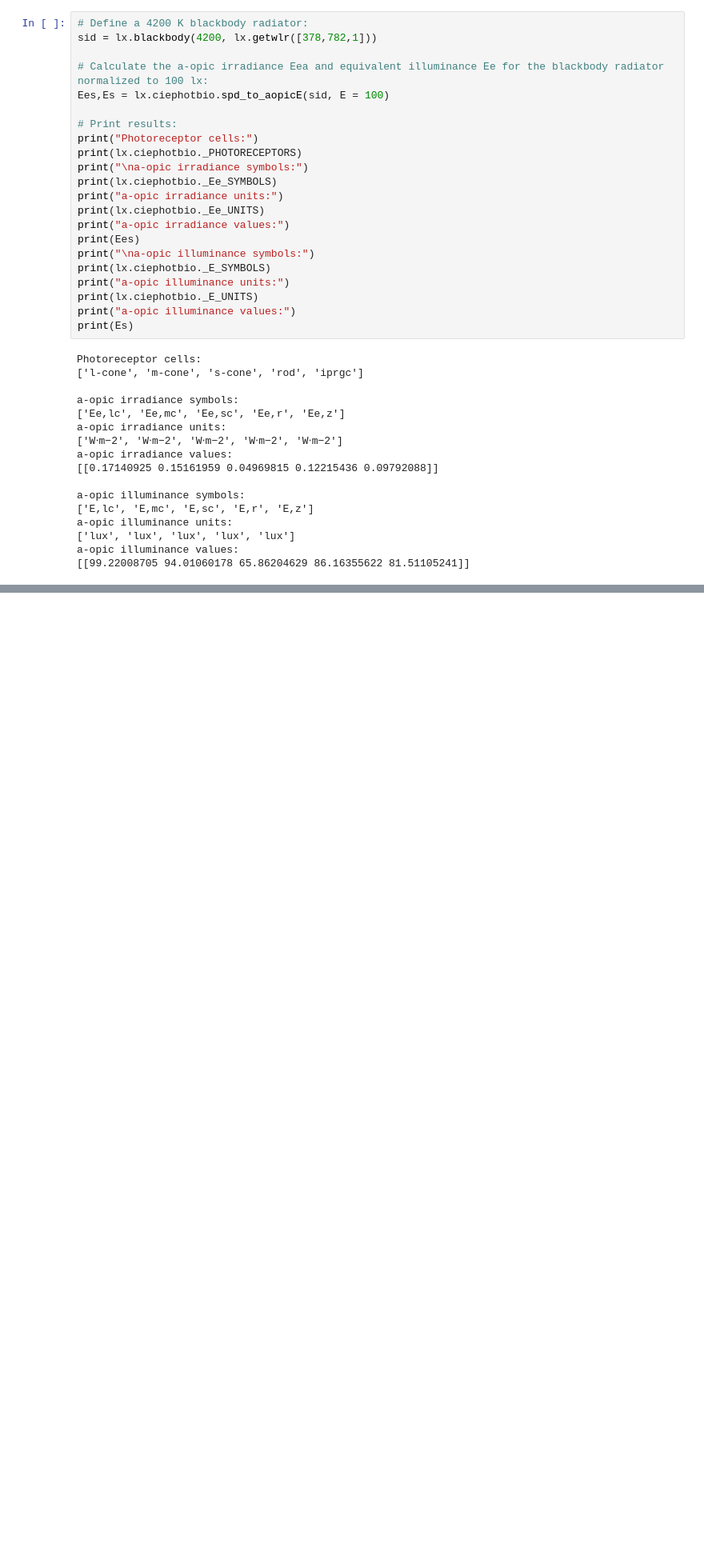
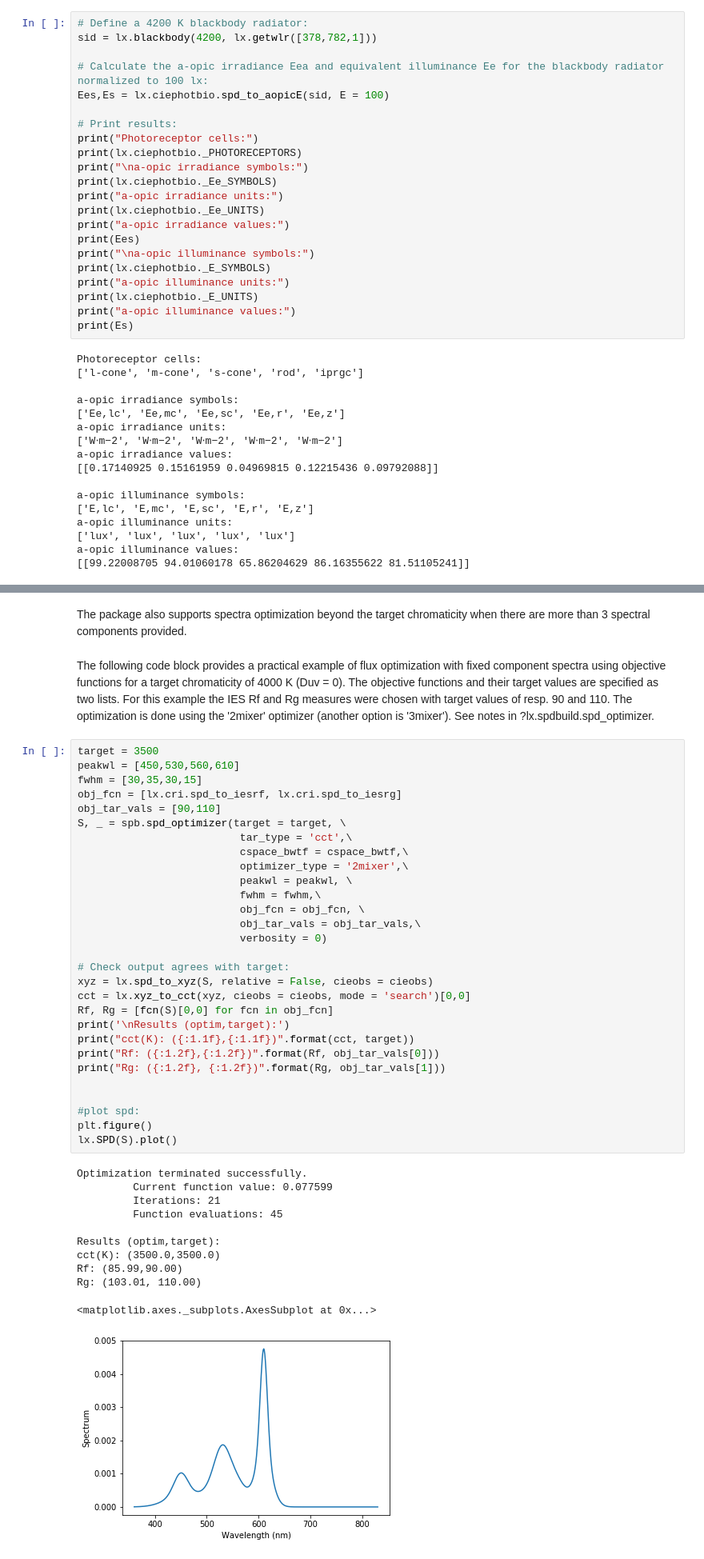
Before and after one commit to ksmet1977/luxpy, a Jupyter notebook: luxpy_basic_usage.ipynb, the cells around one changed output, grey strips where cells are left out. Shown at 80% size. Saved outputs shown, nothing was run; the diff lists cells and outputs as text; blank space fills up the shorter version.

```diff
--- a/luxpy_basic_usage.ipynb
+++ b/luxpy_basic_usage.ipynb
@@ -513,0 +594,45 @@ a-opic illuminance values:
+# %% [markdown]
+The package also supports spectra optimization beyond the target chromaticity when there are more than 3 spectral components provided.
+# %% [markdown]
+The following code block provides a practical example of flux optimization with fixed component spectra using objective functions for a target chromaticity of 4000 K (Duv = 0). The objective functions and their target values are specified as two lists. For this example the IES Rf and Rg measures were chosen with target values of resp. 90 and 110. The optimization is done using the '2mixer' optimizer (another option is '3mixer'). See notes in ?lx.spdbuild.spd_optimizer.
+# %%
+target = 3500
+peakwl = [450,530,560,610]
+fwhm = [30,35,30,15]
+obj_fcn = [lx.cri.spd_to_iesrf, lx.cri.spd_to_iesrg]
+obj_tar_vals = [90,110]
+S, _ = spb.spd_optimizer(target = target, \
+                          tar_type = 'cct',\
+                          cspace_bwtf = cspace_bwtf,\
+                          optimizer_type = '2mixer',\
+                          peakwl = peakwl, \
+                          fwhm = fwhm,\
+                          obj_fcn = obj_fcn, \
+                          obj_tar_vals = obj_tar_vals,\
+                          verbosity = 0)
+
+# Check output agrees with target:
+xyz = lx.spd_to_xyz(S, relative = False, cieobs = cieobs)
+cct = lx.xyz_to_cct(xyz, cieobs = cieobs, mode = 'search')[0,0]
+Rf, Rg = [fcn(S)[0,0] for fcn in obj_fcn]
+print('\nResults (optim,target):')
+print("cct(K): ({:1.1f},{:1.1f})".format(cct, target))
+print("Rf: ({:1.2f},{:1.2f})".format(Rf, obj_tar_vals[0]))
+print("Rg: ({:1.2f}, {:1.2f})".format(Rg, obj_tar_vals[1]))
+
+
+#plot spd:
+plt.figure()
+lx.SPD(S).plot()
+# %% [output]
+Optimization terminated successfully.
+         Current function value: 0.077599
+         Iterations: 21
+         Function evaluations: 45
+
+Results (optim,target):
+cct(K): (3500.0,3500.0)
+Rf: (85.99,90.00)
+Rg: (103.01, 110.00)
+<matplotlib.axes._subplots.AxesSubplot at 0x...>
+[figure, added]
```
Also changed, not shown: parts of 12 cells of this notebook, 9 other files.
